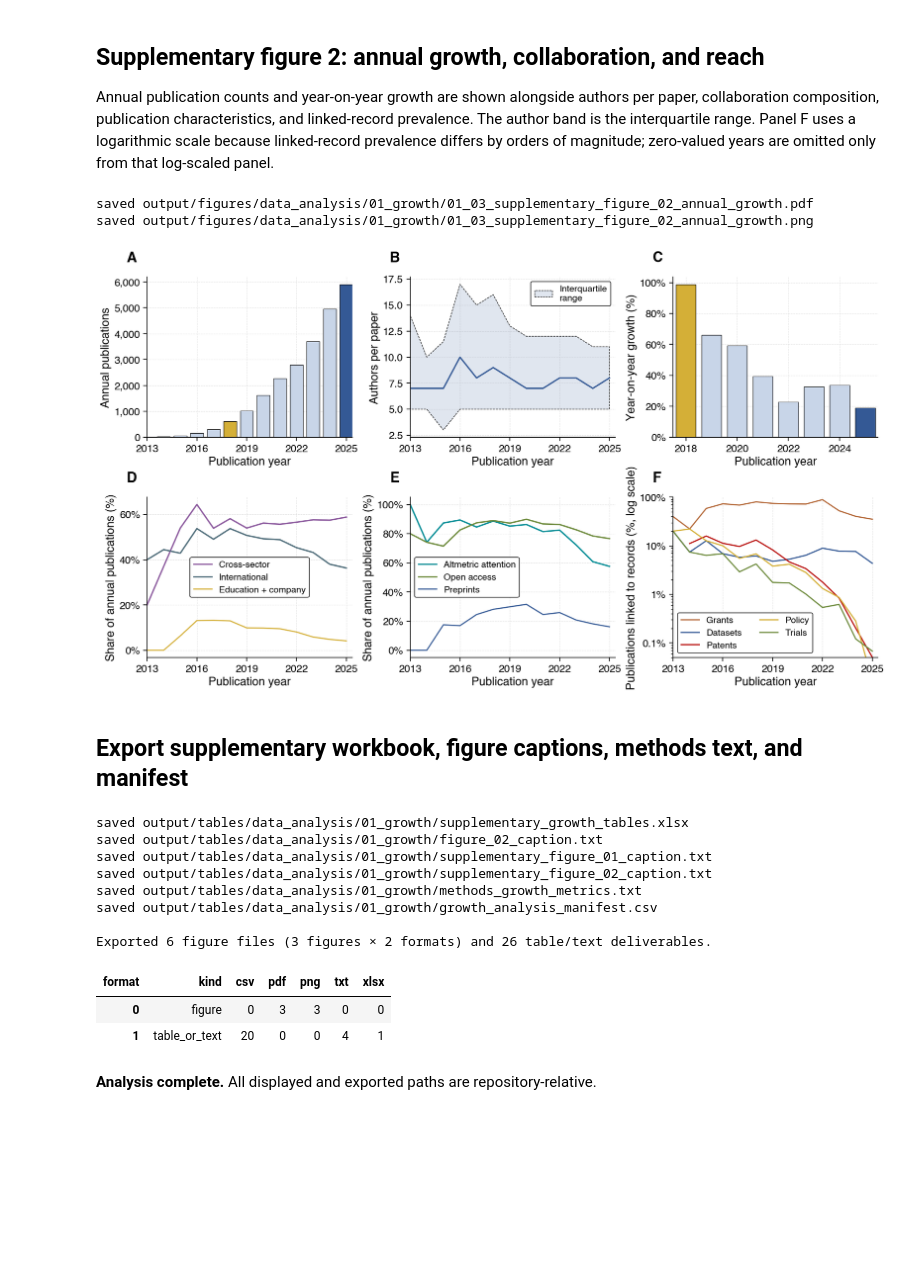
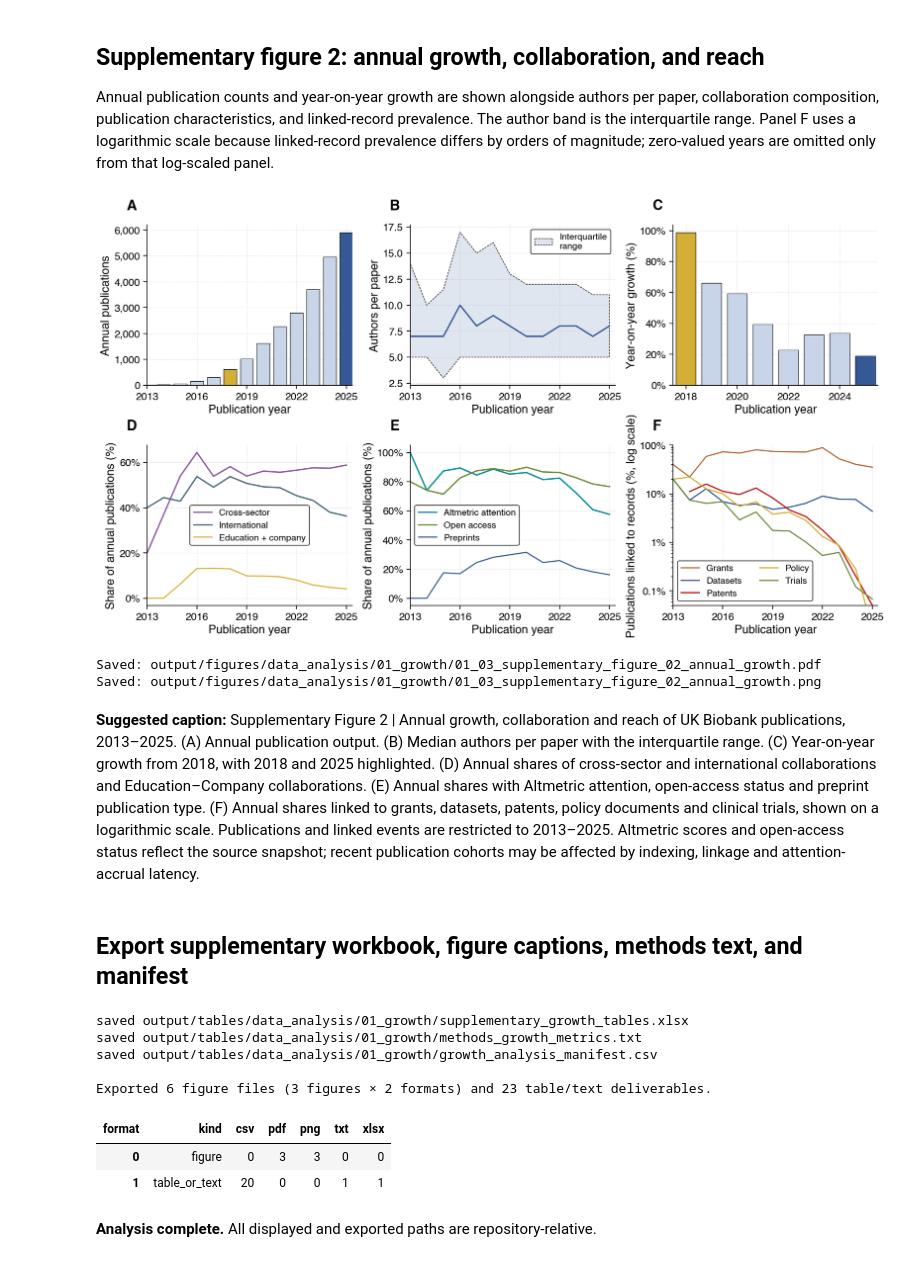
Before and after one commit to OxfordDemSci/20_years_of_ukb, a Jupyter notebook: src/data_analysis/01_growth.ipynb, the cells around one changed output. Saved outputs shown, nothing was run; the diff lists cells and outputs as text; code cells hidden in the pictures; blank space fills up the shorter version.

```diff
--- a/src/data_analysis/01_growth.ipynb
+++ b/src/data_analysis/01_growth.ipynb
@@ -487,6 +494,7 @@ saved output/figures/data_analysis/01_growth/01_02_supplementary_figure_01_indic
 
 Annual publication counts and year-on-year growth are shown alongside authors per paper, collaboration composition, publication characteristics, and linked-record prevalence. The author band is the interquartile range. Panel F uses a logarithmic scale because linked-record prevalence differs by orders of magnitude; zero-valued years are omitted only from that log-scaled panel.
 # %%
+from utils.shared_style import show_figures
 fig = G.plot_annual_growth_supplement(
     annual,
     sector_by_year,
@@ -496,13 +504,14 @@ fig = G.plot_annual_growth_supplement(
     baseline,
     LAST_COMPLETE_YEAR,
 )
-record_figure(savefig(fig, "01_03_supplementary_figure_02_annual_growth"))
-plt.show()
+record_figure(savefig(fig, "01_03_supplementary_figure_02_annual_growth", caption=CAPTIONS["annual"]))
+show_figures()
 plt.close(fig)
 # %% [output]
+[figure]
-saved output/figures/data_analysis/01_growth/01_03_supplementary_figure_02_annual_growth.pdf
-saved output/figures/data_analysis/01_growth/01_03_supplementary_figure_02_annual_growth.png
+Saved: output/figures/data_analysis/01_growth/01_03_supplementary_figure_02_annual_growth.pdf
+Saved: output/figures/data_analysis/01_growth/01_03_supplementary_figure_02_annual_growth.png
-[figure]
+**Suggested caption:** Supplementary Figure 2 | Annual growth, collaboration and reach of UK Biobank publications, 2013–2025. (A) Annual publication output. (B) Median authors per paper with the interquartile range. (C) Year-on-year growth from 2018, with 2018 and 2025 highlighted. (D) Annual shares of cross-sector and international collaborations and Education–Company collaborations. (E) Annual shares with Altmetric attention, open-access status and preprint publication type. (F) Annual shares linked to grants, datasets, patents, policy documents and clinical trials, shown on a logarithmic scale. Publications and linked events are restricted to 2013–2025. Altmetric scores and open-access status reflect the source snapshot; recent publication cohorts may be affected by indexing, linkage and attention-accrual latency.
 # %% [markdown]
 ## Export supplementary workbook, figure captions, methods text, and manifest
 # %%
@@ -530,57 +539,7 @@ workbook_path = ARTIFACTS.save_workbook(
     workbook_sheets, "supplementary_growth_tables.xlsx"
 )
 
-main_caption = (
-    f"Figure 2 | Growth and reach of UK Biobank research, {FIRST_YEAR}–{LAST_COMPLETE_YEAR}. "
-    "(A) Cumulative unique publications; inset curves show cumulative publications linked "
-    "to patents, clinical trials, policy documents or datasets, with cross-sector "
-    "collaboration, or with a positive aggregate Altmetric score. Cross-sector collaboration "
-    "requires at least one Education organization and at least one Company, Government, "
-    "Healthcare or Nonprofit organization. (B) Annual publication output, with 2018 and 2025 "
-    "highlighted; the annotation reports compound annual growth over that interval. (C) "
-    "Publications carrying each of the same six indicators per 1,000 publications across "
-    "2013–2025, shown on a logarithmic axis. (D) Directional co-occurrence among the same "
-    "six indicators across the complete-year corpus. Each off-diagonal cell is the percentage "
-    "of publications carrying the row indicator that also carry the column indicator; the "
-    "diagonal is omitted. Row colors identify indicators consistently across A, C and D. "
-    "Publications contribute once to each "
-    "applicable indicator and indicators may overlap. Linked-endpoint indicators reflect links "
-    "to events dated from 1 January 2013 through 31 December 2025 and may be lower for recent cohorts because links accrue over "
-    "time. Citation and Altmetric values are snapshot measures. Records "
-    "outside 2013–2025 or without usable dates were excluded. News-specific mention counts were unavailable."
-)
-ARTIFACTS.save_text(main_caption + "\n", "figure_02_caption.txt")
-
-supplementary_1_caption = (
-    f"Supplementary Figure 1 | Overlap between forms of reach among UK Biobank "
-    f"publications, {FIRST_YEAR}–{LAST_COMPLETE_YEAR}. (A) Pairwise Jaccard similarity "
-    "between seven binary publication indicators: publications carrying both divided by "
-    "publications carrying either. The nonredundant lower triangle is shown; "
-    "self-comparisons are omitted. (B) Percentage of complete-year publications carrying "
-    "each indicator. Publications may carry multiple indicators. Publications and linked events "
-    "are restricted to 1 January 2013–31 December 2025; positive aggregate Altmetric scores "
-    f"reflect the {DATA_SNAPSHOT_DATE.strftime('%d %B %Y')} snapshot."
-)
-ARTIFACTS.save_text(
-    supplementary_1_caption + "\n", "supplementary_figure_01_caption.txt"
-)
-
-supplementary_2_caption = (
-    f"Supplementary Figure 2 | Annual growth, collaboration and reach of UK Biobank "
-    f"publications, {FIRST_YEAR}–{LAST_COMPLETE_YEAR}. (A) Annual publication output. "
-    "(B) Median authors per paper with the interquartile range. (C) Year-on-year growth "
-    "from 2018, with 2018 and 2025 highlighted. (D) Annual shares of cross-sector and "
-    "international collaborations and Education–Company collaborations. (E) Annual shares "
-    "with Altmetric attention, open-access status and preprint publication type. (F) Annual "
-    "shares linked to grants, datasets, patents, policy documents and clinical trials, shown "
-    "on a logarithmic scale. Publications and linked events are restricted to 2013–2025. "
-    "Altmetric scores and open-access status reflect "
-    "the source snapshot; recent publication cohorts may be affected by indexing, linkage "
-    "and attention-accrual latency."
-)
-ARTIFACTS.save_text(
-    supplementary_2_caption + "\n", "supplementary_figure_02_caption.txt"
-)
+# Suggested captions are displayed below each figure; only methods are exported.
 
 methods_text = (
     f"The growth analysis used the Dimensions all-endpoints-wide UK Biobank publication "
@@ -609,36 +568,33 @@ methods_text = (
     f"intersection-over-union coefficient; the symmetric upper triangle and diagonal were "
     f"omitted from the display. Linked-endpoint prevalence for recent publication cohorts "
     f"may be affected by indexing and linkage latency."
 )
 methods_path = ARTIFACTS.save_text(
     methods_text + "\n", "methods_growth_metrics.txt"
 )
 
 manifest, manifest_path = ARTIFACTS.save_manifest("growth_analysis_manifest.csv")
 
 print(
     f"\nExported {len(ARTIFACTS.figure_paths)} figure files "
     f"({len(ARTIFACTS.figure_paths) // len(STYLE['formats'])} figures × "
     f"{len(STYLE['formats'])} formats) and "
     f"{len(ARTIFACTS.table_paths) + 1} table/text deliverables."
 )
 manifest_summary = (
     manifest.groupby(["kind", "format"]).size()
     .unstack(fill_value=0)
     .reset_index()
 )
 display(manifest_summary)
 display(Markdown("**Analysis complete.** All displayed and exported paths are repository-relative."))
 # %% [output]
 saved output/tables/data_analysis/01_growth/supplementary_growth_tables.xlsx
-saved output/tables/data_analysis/01_growth/figure_02_caption.txt
-saved output/tables/data_analysis/01_growth/supplementary_figure_01_caption.txt
-saved output/tables/data_analysis/01_growth/supplementary_figure_02_caption.txt
 saved output/tables/data_analysis/01_growth/methods_growth_metrics.txt
 saved output/tables/data_analysis/01_growth/growth_analysis_manifest.csv
 
-Exported 6 figure files (3 figures × 2 formats) and 26 table/text deliverables.
+Exported 6 figure files (3 figures × 2 formats) and 23 table/text deliverables.
 | format | kind | csv | pdf | png | txt | xlsx |
 | 0 | figure | 0 | 3 | 3 | 0 | 0 |
-| 1 | table_or_text | 20 | 0 | 0 | 4 | 1 |
+| 1 | table_or_text | 20 | 0 | 0 | 1 | 1 |
 **Analysis complete.** All displayed and exported paths are repository-relative.
```
Also changed, not shown: parts of 2 cells of this notebook, 28 other files.
